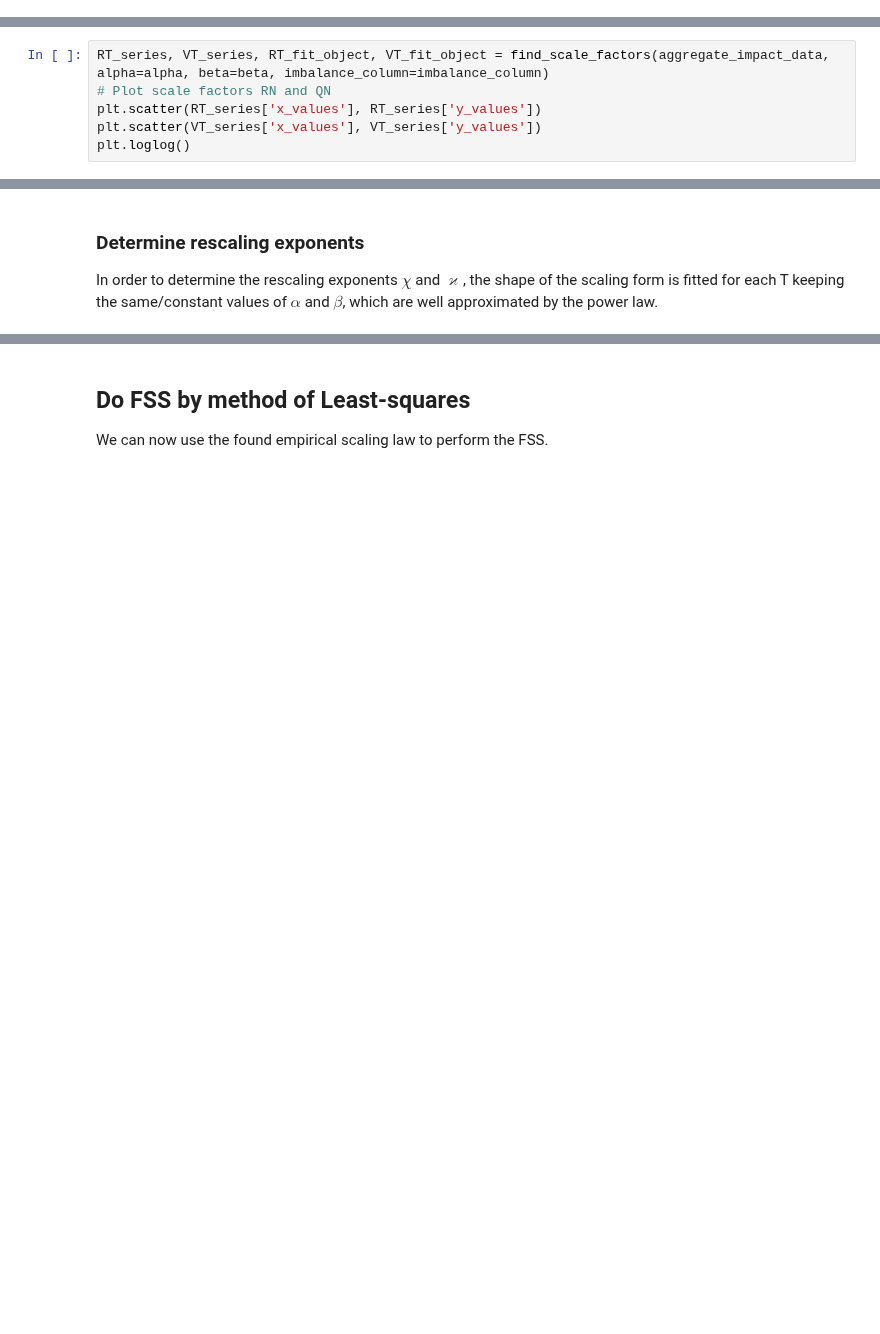
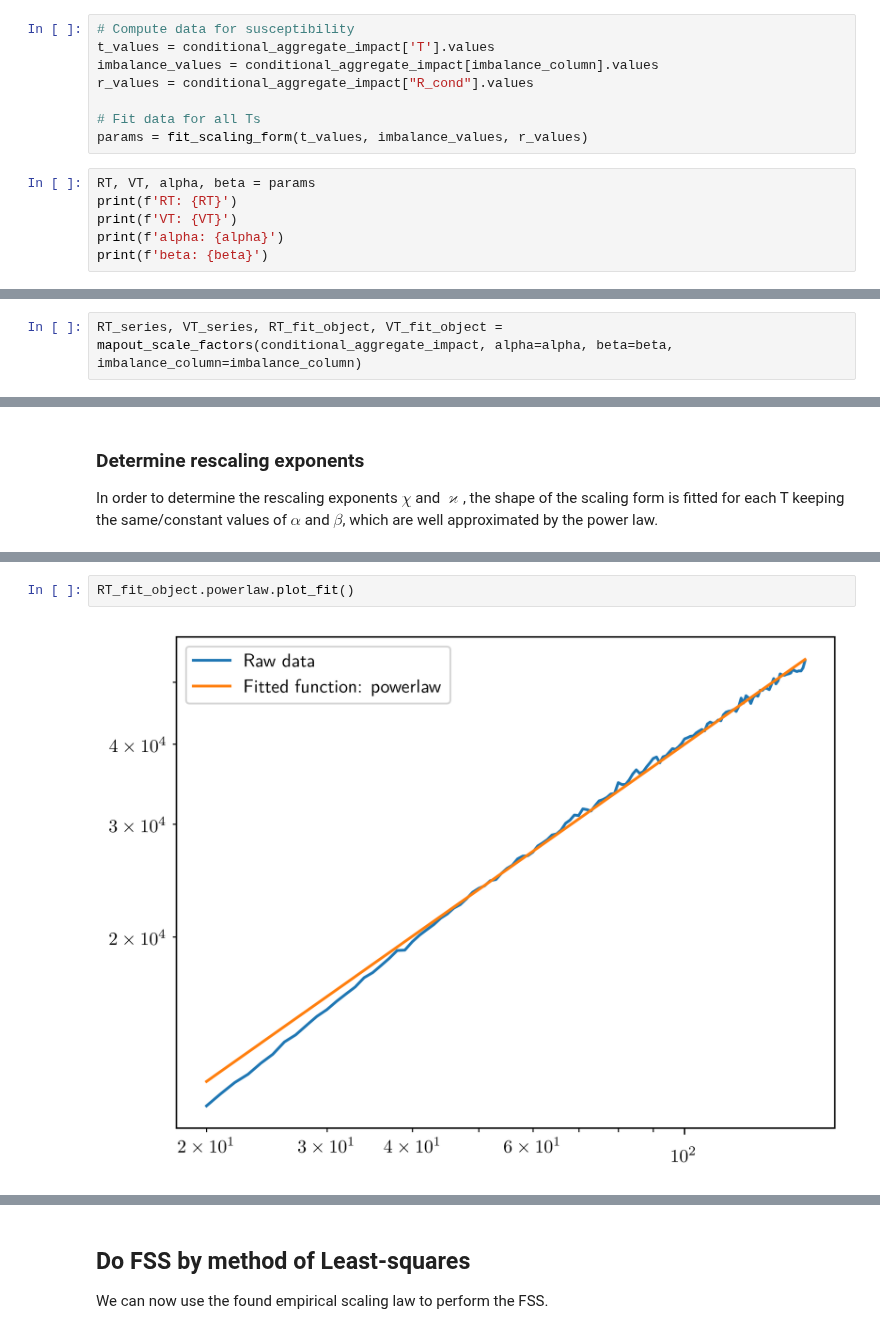
Before and after one commit to anabugaenko/liquidity, a Jupyter notebook: notebooks/MO/price_impact.ipynb, the cells around one changed output, grey strips where cells are left out. Cells and saved outputs as stored; diff of their text form; blank space fills up the shorter version.

```diff
--- a/notebooks/MO/price_impact.ipynb
+++ b/notebooks/MO/price_impact.ipynb
@@ -172,0 +161,14 @@ beta: 2.916826262667706
+# %%
+# Compute data for susceptibility
+t_values = conditional_aggregate_impact['T'].values
+imbalance_values = conditional_aggregate_impact[imbalance_column].values
+r_values = conditional_aggregate_impact["R_cond"].values
+
+# Fit data for all Ts
+params = fit_scaling_form(t_values, imbalance_values, r_values)
+# %%
+RT, VT, alpha, beta = params
+print(f'RT: {RT}')
+print(f'VT: {VT}')
+print(f'alpha: {alpha}')
+print(f'beta: {beta}')
@@ -176,6 +183,2 @@ Once $\mathscr{F}(\cdot)$ is fixed, one can map out the scale factors as a funct
 # %%
-RT_series, VT_series, RT_fit_object, VT_fit_object = find_scale_factors(aggregate_impact_data, alpha=alpha, beta=beta, imbalance_column=imbalance_column)
-# Plot scale factors RN and QN
-plt.scatter(RT_series['x_values'], RT_series['y_values'])
-plt.scatter(VT_series['x_values'], VT_series['y_values'])
-plt.loglog()
+RT_series, VT_series, RT_fit_object, VT_fit_object = mapout_scale_factors(conditional_aggregate_impact, alpha=alpha, beta=beta, imbalance_column=imbalance_column)
@@ -233,0 +242,4 @@ print(kappa)
+# %%
+RT_fit_object.powerlaw.plot_fit()
+# %% [output]
+[figure, added]
```
Also changed, not shown: parts of 31 cells of this notebook, 16 other files.
